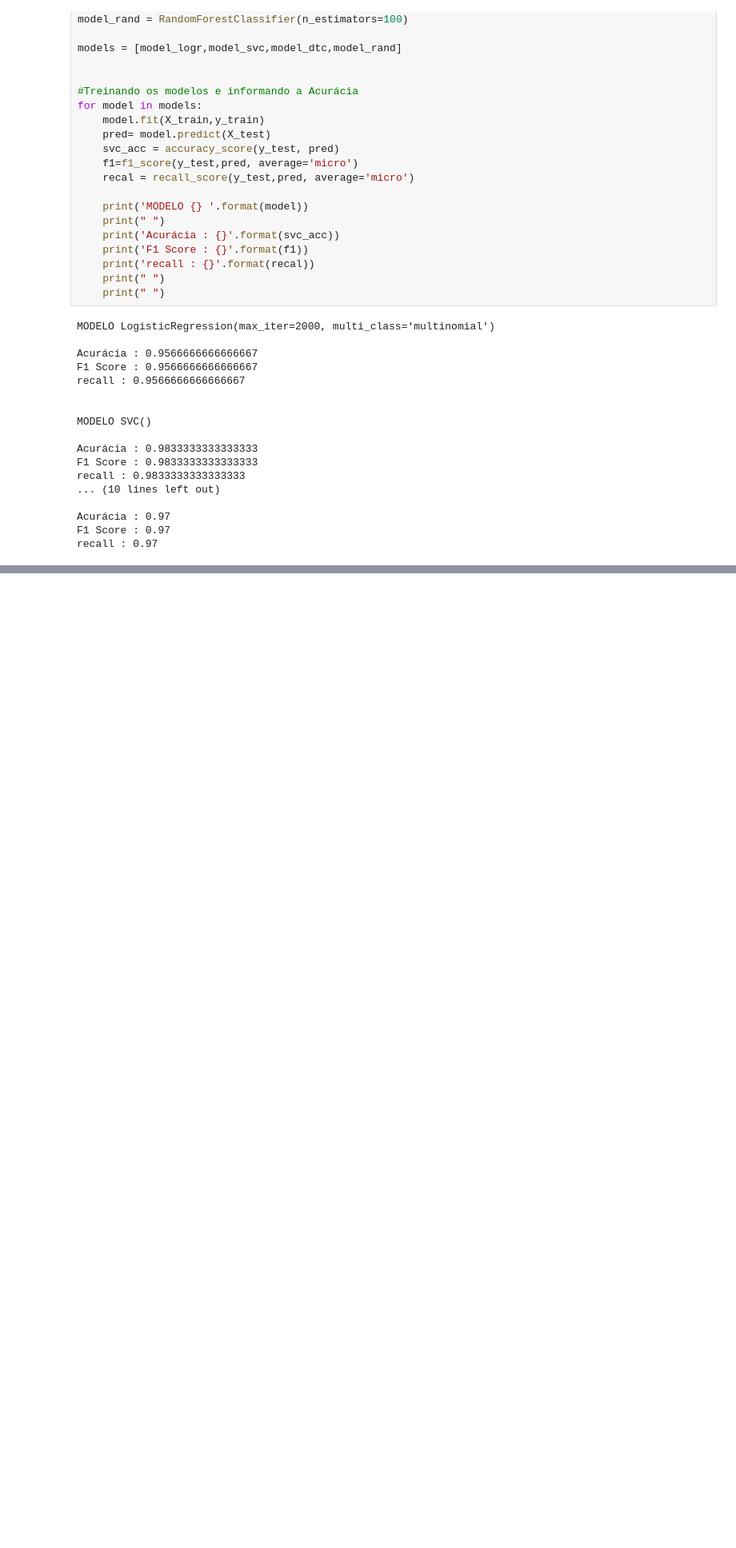
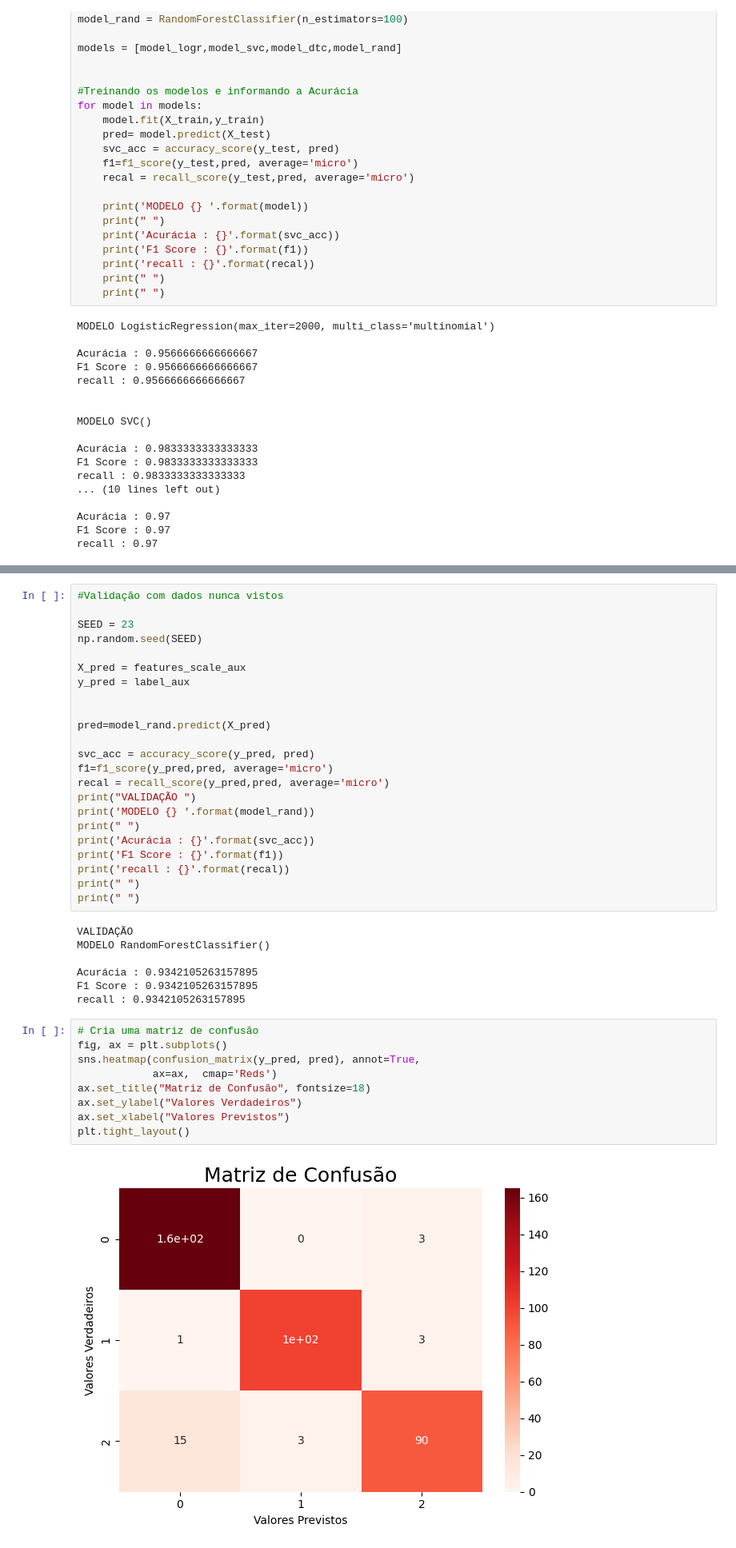
Before and after one commit to vbddinho/puc_minas_machine, a Jupyter notebook: 3-machineLearning.ipynb, the cells around one changed output, grey strips where cells are left out. Shown at 80% size. Cells and saved outputs as stored; diff of their text form; blank space fills up the shorter version.

```diff
--- a/3-machineLearning.ipynb
+++ b/3-machineLearning.ipynb
@@ -739,0 +329,41 @@ DistributionPlot(y_test, yhat_teste, "Actual Values (teste)", "Predicted Values
+# %%
+#Validação com dados nunca vistos
+
+SEED = 23
+np.random.seed(SEED)
+
+X_pred = features_scale_aux
+y_pred = label_aux
+
+
+pred=model_rand.predict(X_pred)
+
+svc_acc = accuracy_score(y_pred, pred)
+f1=f1_score(y_pred,pred, average='micro')
+recal = recall_score(y_pred,pred, average='micro')
+print("VALIDAÇÃO ")
+print('MODELO {} '.format(model_rand))
+print(" ")
+print('Acurácia : {}'.format(svc_acc))
+print('F1 Score : {}'.format(f1))
+print('recall : {}'.format(recal))
+print(" ")
+print(" ")
+# %% [output]
+VALIDAÇÃO
+MODELO RandomForestClassifier()
+
+Acurácia : 0.9342105263157895
+F1 Score : 0.9342105263157895
+recall : 0.9342105263157895
+# %%
+# Cria uma matriz de confusão
+fig, ax = plt.subplots()
+sns.heatmap(confusion_matrix(y_pred, pred), annot=True,
+            ax=ax,  cmap='Reds')
+ax.set_title("Matriz de Confusão", fontsize=18)
+ax.set_ylabel("Valores Verdadeiros")
+ax.set_xlabel("Valores Previstos")
+plt.tight_layout()
+# %% [output]
+[figure, added]
```
Also changed, not shown: parts of 55 cells of this notebook, 1 other file.
